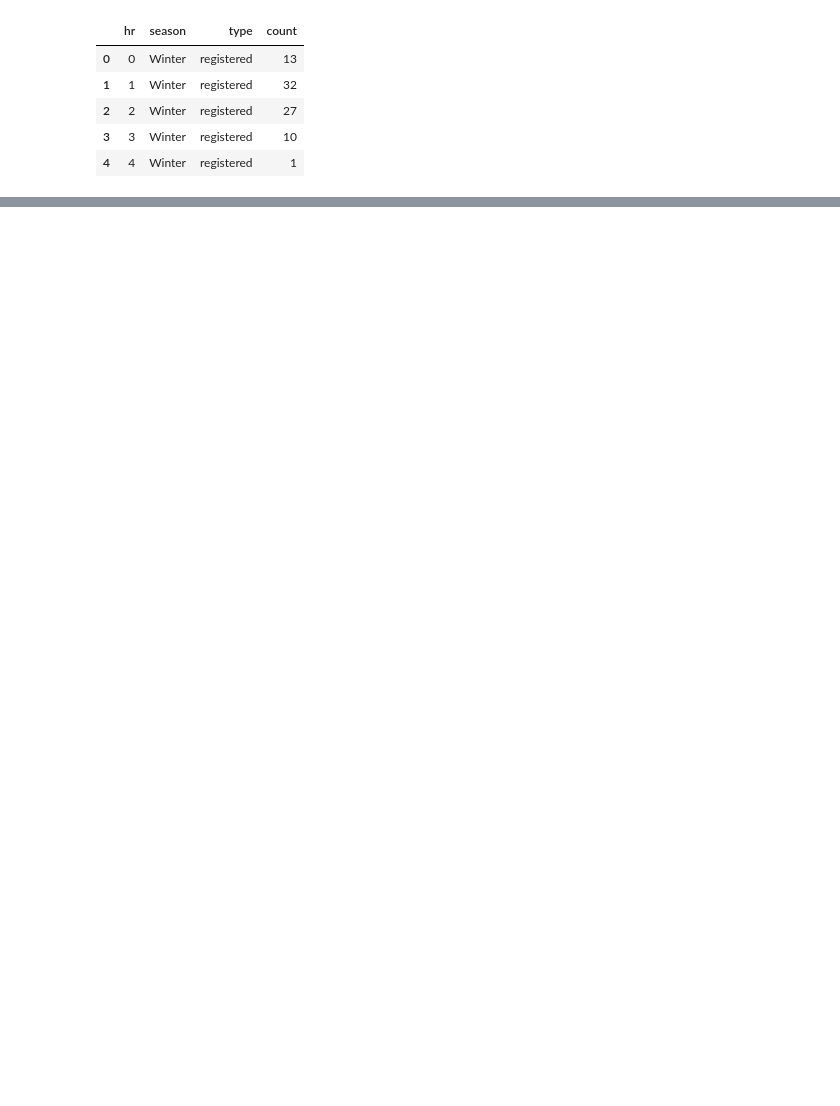
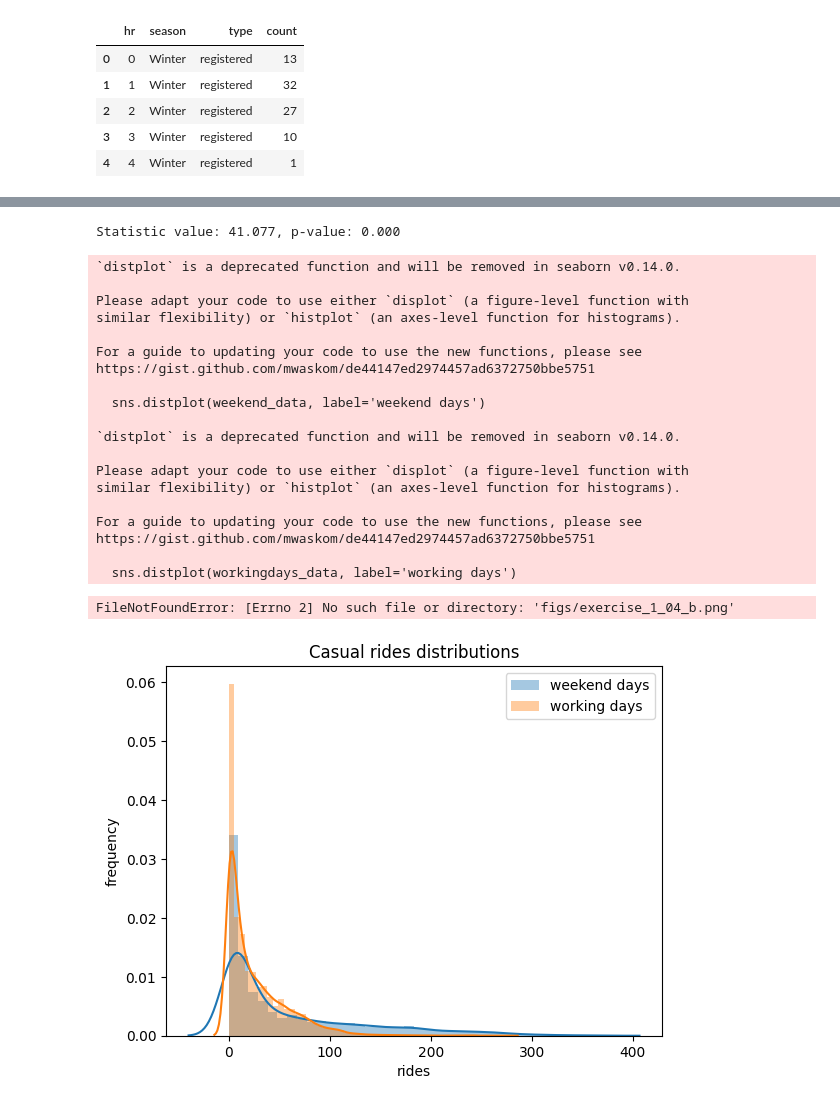
Before and after one commit to MuZidane/Bike-Sharing-Extensive-DA, a Jupyter notebook: home.ipynb, the cells around one changed output, grey strips where cells are left out. Drawn from its saved outputs; the diff is of its cells as text; code cells hidden in the pictures; blank space fills up the shorter version.

```diff
--- a/home.ipynb
+++ b/home.ipynb
@@ -214,0 +286,40 @@ grid.map(sns.barplot, 'hr', 'count', alpha=0.6)
+# %%
+# select casual rides for the weekend and working days
+weekend_data = preprocessed_data.casual[weekend_mask]
+workingdays_data = preprocessed_data.casual[workingdays_mask]
+
+# perform ttest
+test_res = ttest_ind(weekend_data, workingdays_data)
+print(f"Statistic value: {test_res[0]:.03f}, p-value: {test_res[1]:.03f}")
+
+# plot distributions of casual rides for working vs weekend days
+sns.distplot(weekend_data, label='weekend days')
+sns.distplot(workingdays_data, label='working days')
+plt.legend()
+plt.xlabel('rides')
+plt.ylabel('frequency')
+plt.title("Casual rides distributions")
+plt.savefig('figs/exercise_1_04_b.png', format='png')
+# %% [output]
+Statistic value: 41.077, p-value: 0.000
+`distplot` is a deprecated function and will be removed in seaborn v0.14.0.
+
+Please adapt your code to use either `displot` (a figure-level function with
+similar flexibility) or `histplot` (an axes-level function for histograms).
+
+For a guide to updating your code to use the new functions, please see
+https://gist.github.com/mwaskom/de44147ed2974457ad6372750bbe5751
+
+  sns.distplot(weekend_data, label='weekend days')
+
+`distplot` is a deprecated function and will be removed in seaborn v0.14.0.
+
+Please adapt your code to use either `displot` (a figure-level function with
+similar flexibility) or `histplot` (an axes-level function for histograms).
+
+For a guide to updating your code to use the new functions, please see
+https://gist.github.com/mwaskom/de44147ed2974457ad6372750bbe5751
+
+  sns.distplot(workingdays_data, label='working days')
+FileNotFoundError: [Errno 2] No such file or directory: 'figs/exercise_1_04_b.png'
+[figure, added]
```
Also changed, not shown: parts of 13 cells of this notebook, 1 other file.
